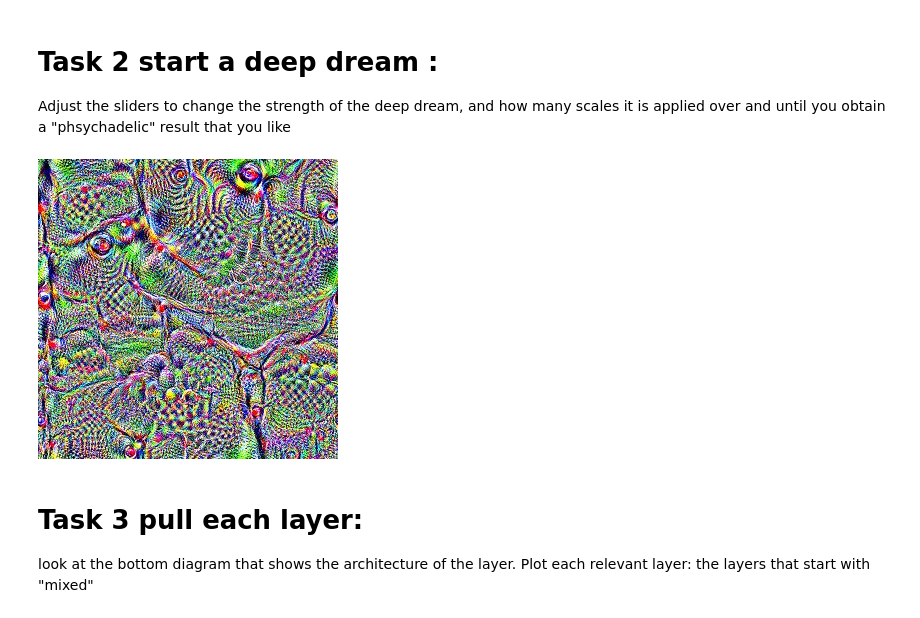
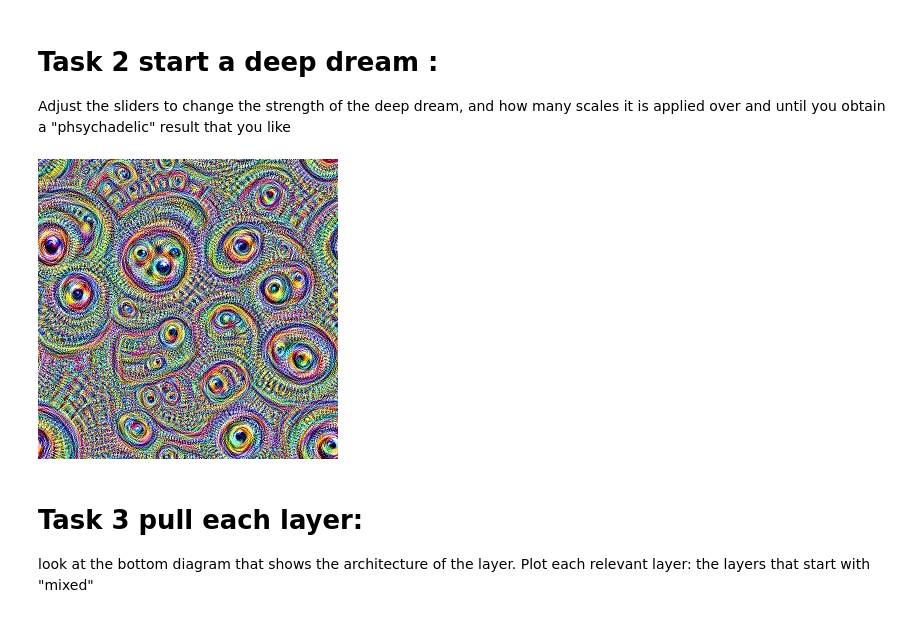
Before and after one commit to skumarudel/DSPS_SKumar, a Jupyter notebook: HW9/DPS2021_deepdream_SKumar.ipynb, the cells around one changed output. Saved outputs shown, nothing was run; the diff lists cells and outputs as text; code cells hidden in the pictures.

```diff
--- a/HW9/DPS2021_deepdream_SKumar.ipynb
+++ b/HW9/DPS2021_deepdream_SKumar.ipynb
@@ -162,13 +164,13 @@ Adjust the sliders to change the strength of the deep dream, and how many scales
 # %%
 octave_n = 3 #@param {type:"slider", max: 10}
 octave_scale = 1.4 #@param {type:"number"}
-iter_n = 30 #@param {type:"slider", max: 50}
-strength = 500 #@param {type:"slider", max: 1000}
-layer = "mixed5a"  #@param ["mixed3a", "mixed3b", "mixed4a", "mixed4c", "mixed5a"]
+iter_n = 35 #@param {type:"slider", max: 50}
+strength = 221 #@param {type:"slider", max: 1000}
+layer = "mixed4a"  #@param ["mixed3a", "mixed3b", "mixed4a", "mixed4c", "mixed5a"]
 
 final = render_deepdream(tf.square(T(layer)), rnd)
 # %% [output]
-[figure, old version]
+[figure, new version]
 # %% [markdown]
  # Task 3 pull each layer:
  look at the bottom diagram that shows the architecture of the layer. Plot each relevant layer: the layers that start with "mixed"
```
Also changed, not shown: parts of 16 cells of this notebook.
